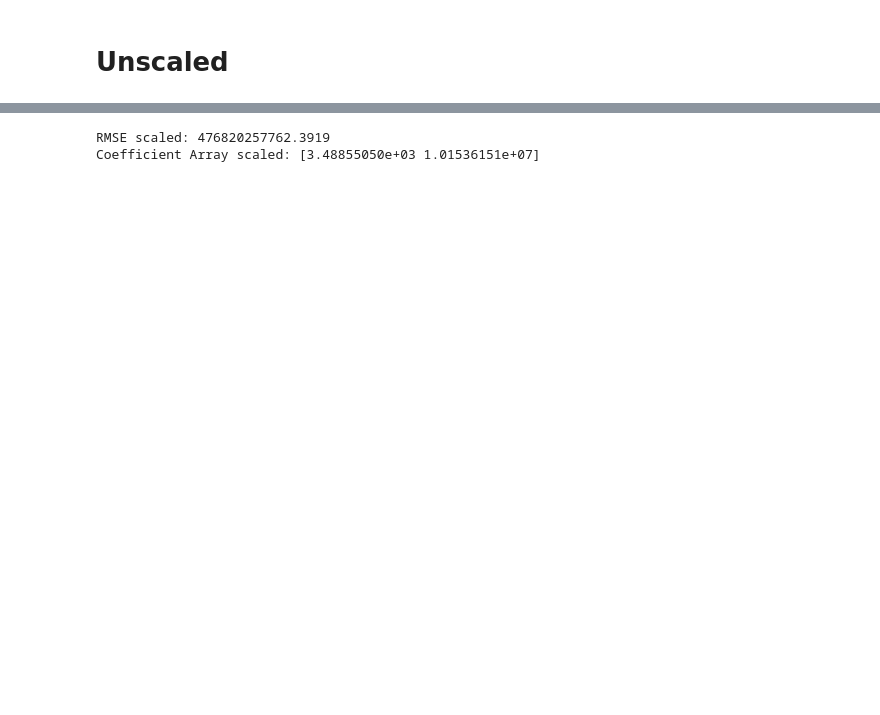
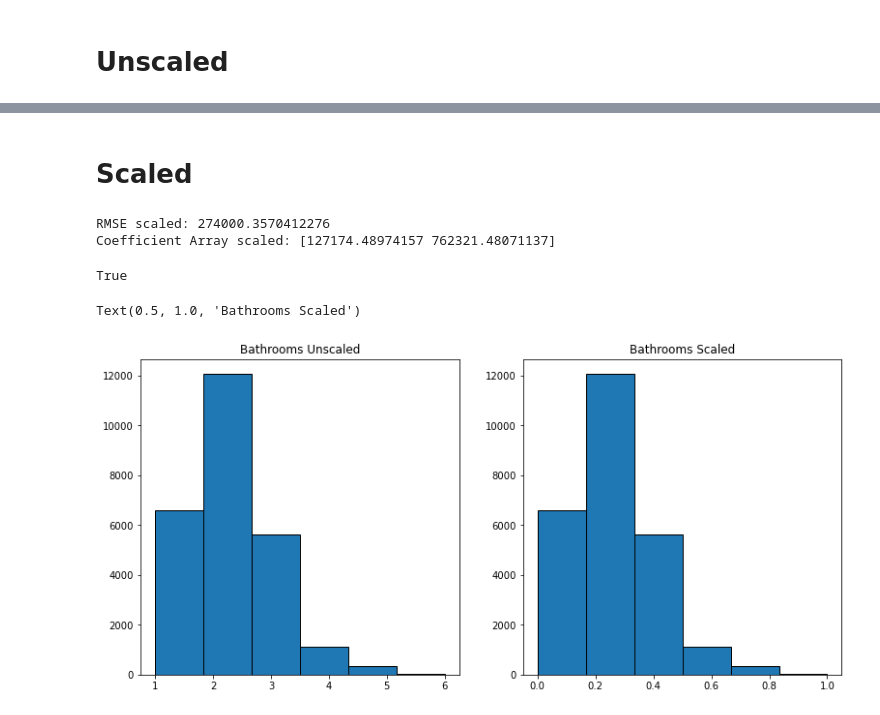
Before and after one commit to Johndsalas/scaling_example, a Jupyter notebook: scaling_example_main.ipynb, the cells around one changed output, grey strips where cells are left out. Saved outputs shown, nothing was run; the diff lists cells and outputs as text; code cells hidden in the pictures; blank space fills up the shorter version.

```diff
--- a/scaling_example_main.ipynb
+++ b/scaling_example_main.ipynb
@@ -72,0 +100,5 @@ df.head()
+# %%
+for col in df.columns:
+
+    tup = get_outliers_iqr(df, col)
+    print(f"{col}: {tup} ")
@@ -72,0 +118,2 @@ df.head()
+# %%
+df = remove_outliers_iqr(df, df.columns)
@@ -86,11 +137,13 @@ y_test = test[['taxvaluedollarcnt']]
 mean_tax_value = int(y_train['taxvaluedollarcnt'].mean(axis=0))
 y_test[['yhat']] = mean_tax_value
 
-baseline_rmse = mean_squared_error(y_test.taxvaluedollarcnt, y_test.yhat)**1/2
+mse_base = mean_squared_error(y_test.taxvaluedollarcnt, y_test.yhat)
+baseline_rmse = m.sqrt(mse_base)
+
 print(f"Baseline RMSE: {baseline_rmse}\n")
 
 # create/fit regression model on unscaled data
-lr = LinearRegression(normalize=True)
+lr = LinearRegression()
 
 lr.fit(X_train,y_train.taxvaluedollarcnt)
 
@@ -98,7 +151,7 @@ lr.fit(X_train,y_train.taxvaluedollarcnt)
 y_test['predictions'] = lr.predict(X_test)
 
 # get error and coefficients for unscaled data
-rmse_test = mean_squared_error(y_test.taxvaluedollarcnt, y_test.predictions)**1/2
+rmse_test = m.sqrt(mean_squared_error(y_test.taxvaluedollarcnt, y_test.predictions))
 coef = lr.coef_
 
 print(f"RMSE Unscaled: {rmse_test}")
@@ -120,22 +164,2 @@ def scaler_min_max(df, col_list):
-# %%
-# scale X data
-X_train_scaled = scaler_min_max(X_train, ['bathroomcnt', 'calculatedfinishedsquarefeet'])
-X_test_scaled = scaler_min_max(X_test, ['bathroomcnt', 'calculatedfinishedsquarefeet'])
-
-# create and fit object to scaled data
-lr2 = LinearRegression(normalize=True)
-lr2.fit(X_train_scaled, y_train.taxvaluedollarcnt)
-
-# get predictions
-y_test['predictions_scaled'] = lr2.predict(X_test_scaled)
-
-# get error and coefficients for scaled data
-rmse_test = mean_squared_error(y_test.taxvaluedollarcnt, y_test.predictions_scaled)**1/2
-
-coef = lr.coef_
-
-print(f"RMSE scaled: {rmse2_test}")
-print(f"Coefficient Array scaled: {coef2}\n")
-# %% [output]
-RMSE scaled: 476820257762.3919
-Coefficient Array scaled: [3.48855050e+03 1.01536151e+07]
+# %% [markdown]
+# Scaled
@@ -141,0 +174,37 @@ Coefficient Array scaled: [3.48855050e+03 1.01536151e+07]
+# %%
+# scale X data
+X_train_scaled = scaler_min_max(X_train, ['bathroomcnt', 'calculatedfinishedsquarefeet'])
+X_test_scaled = scaler_min_max(X_test, ['bathroomcnt', 'calculatedfinishedsquarefeet'])
+
+# create and fit object to scaled data
+lr2 = LinearRegression()
+lr2.fit(X_train_scaled, y_train.taxvaluedollarcnt)
+
+# get predictions
+y_test['predictions_scaled'] = lr2.predict(X_test_scaled)
+
+# get error and coefficients for scaled data
+rmse_test2 = m.sqrt(mean_squared_error(y_test.taxvaluedollarcnt, y_test.predictions_scaled))
+
+coef2 = lr2.coef_
+
+print(f"RMSE scaled: {rmse_test2}")
+print(f"Coefficient Array scaled: {coef2}\n")
+# %% [output]
+RMSE scaled: 274000.3570412276
+Coefficient Array scaled: [127174.48974157 762321.48071137]
+# %%
+rmse_test > rmse_test2
+# %% [output]
+True
+# %%
+plt.figure(figsize=(13, 6))
+plt.subplot(121)
+plt.hist(X_train.bathroomcnt, bins=6, ec='black')
+plt.title('Bathrooms Unscaled')
+plt.subplot(122)
+plt.hist(X_train_scaled.bathroomcnt, bins=6, ec='black')
+plt.title('Bathrooms Scaled')
+# %% [output]
+Text(0.5, 1.0, 'Bathrooms Scaled')
+[figure, added]
```
Also changed, not shown: parts of 14 cells of this notebook.
